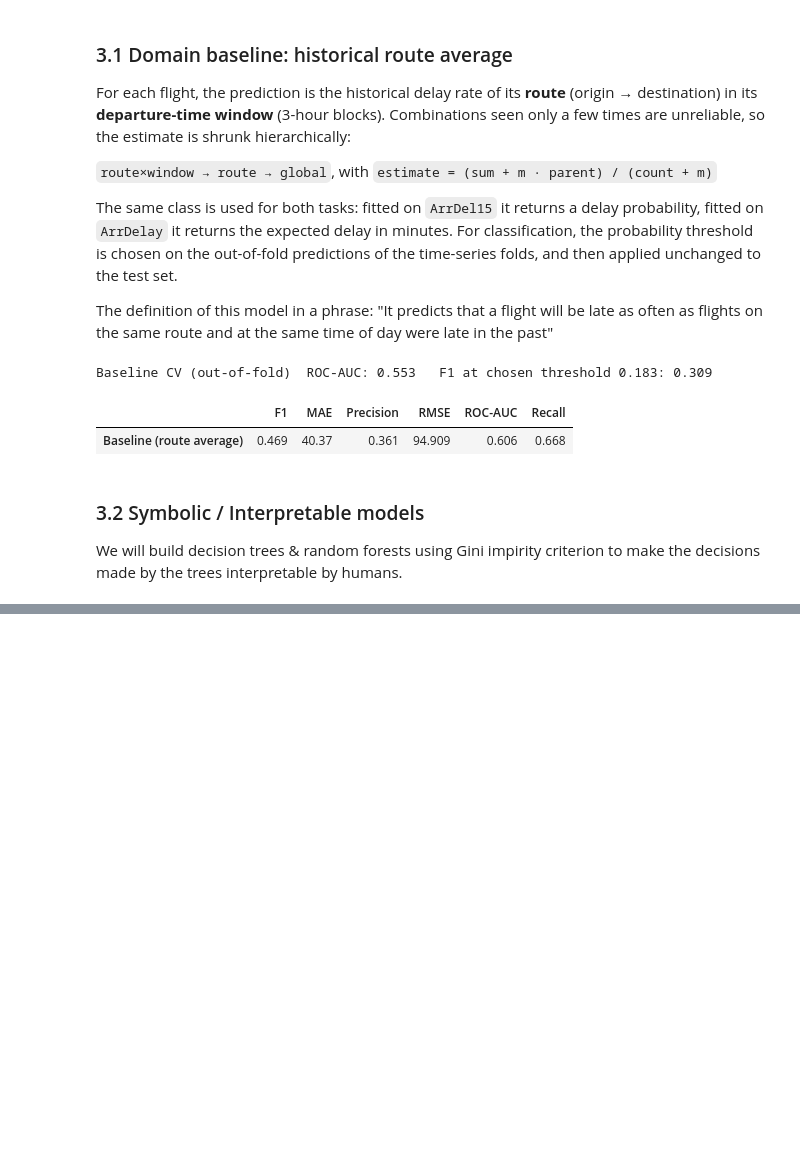
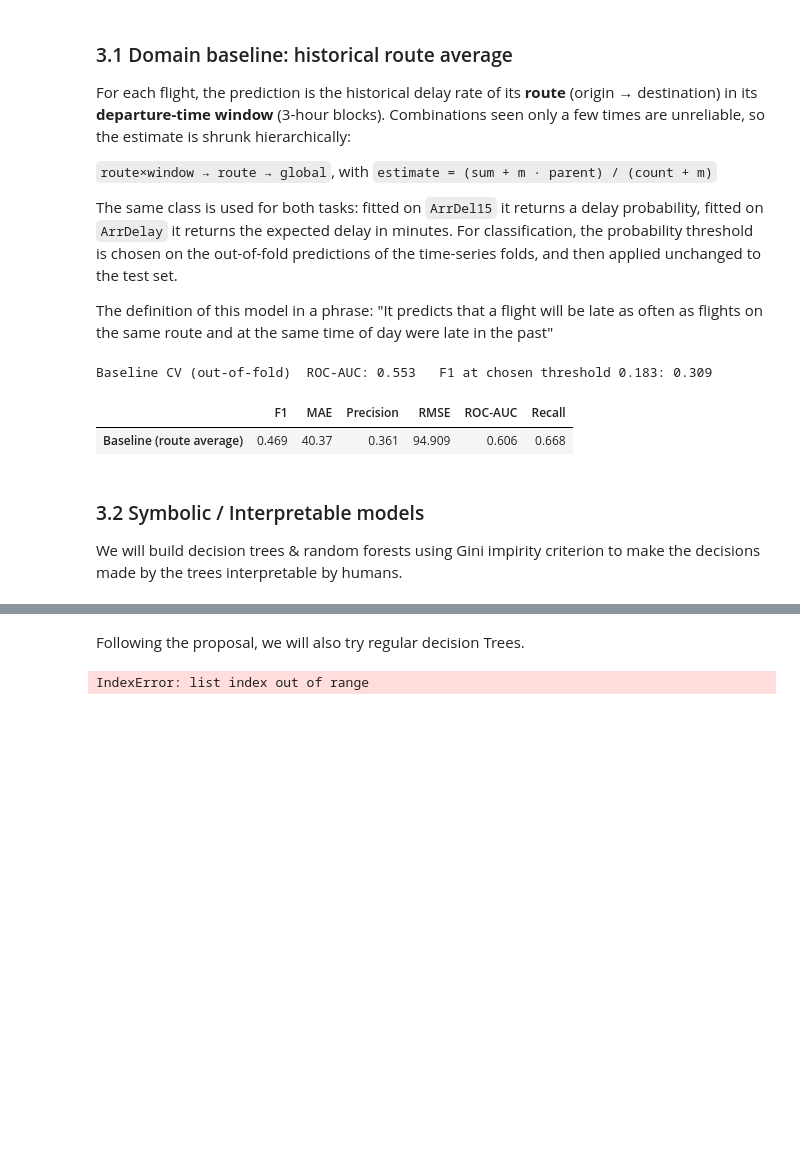
Before and after one commit to Ivangb-626/Data-mining, a Jupyter notebook: flight_prediction.ipynb, the cells around one changed output, grey strips where cells are left out. Cells and saved outputs as stored; diff of their text form; code cells hidden in the pictures; blank space fills up the shorter version.

```diff
--- a/flight_prediction.ipynb
+++ b/flight_prediction.ipynb
@@ -488,0 +535,22 @@ We will build decision trees & random forests using Gini impirity criterion to m
+# %% [markdown]
+Following the proposal, we will also try regular decision Trees.
+# %%
+from sklearn.tree import DecisionTreeClassifier
+
+dt_clf = DecisionTreeClassifier(max_depth=2, random_state=42)
+dt_clf.fit(X_train, y_train_cls)
+
+# 2. Plot the standalone tree
+plt.figure(figsize=(12, 8), dpi=100)
+plot_tree(
+    dt_clf,
+    feature_names=FEATURE_COLS,
+    class_names=[str(c) for c in dt_clf.classes_],
+    filled=True,
+    rounded=True
+)
+plt.title("Standalone Decision Tree Classifier")
+plt.show()
+# %% [output]
+IndexError: list index out of range
+[figure, added]
```
Also changed, not shown: parts of 7 cells of this notebook.
